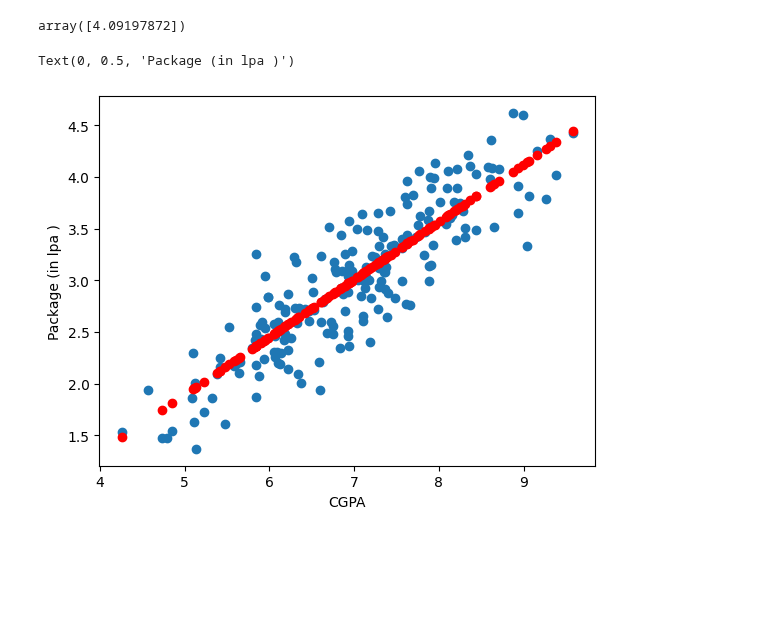
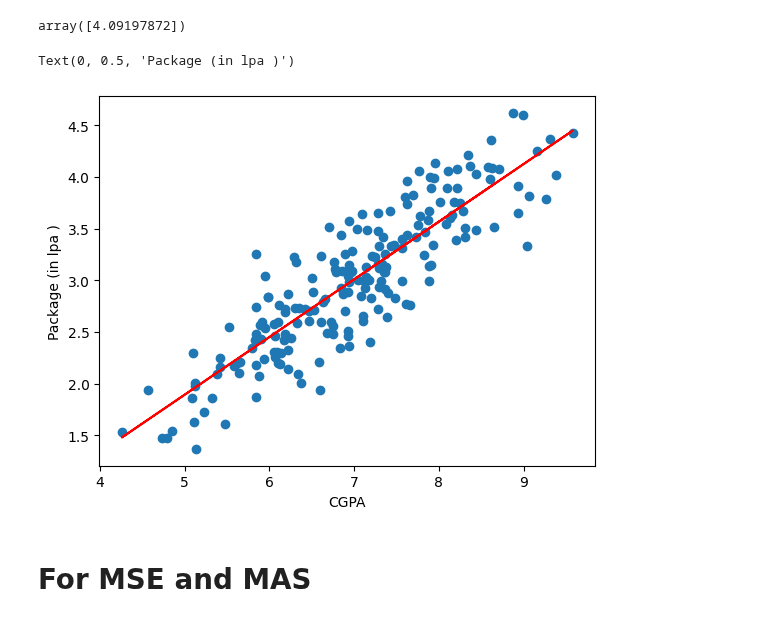
Before and after one commit to Priya-Rathor/Machine-learning, a Jupyter notebook: UnitTwo/LR-Algo/first1.ipynb, the cells around one changed output. Saved outputs shown, nothing was run; the diff lists cells and outputs as text; code cells hidden in the pictures; blank space fills up the shorter version.

```diff
--- a/UnitTwo/LR-Algo/first1.ipynb
+++ b/UnitTwo/LR-Algo/first1.ipynb
@@ -111,13 +111,15 @@ lr.predict(X_test.iloc[10].values.reshape(1,1))  # we need to reshape it because
 array([4.09197872])
 # %%
 plt.scatter(df['cgpa'],df['package'])
-plt.scatter(X_train, lr.predict(X_train),color = 'red')
+plt.plot(X_train, lr.predict(X_train),color = 'red')
 plt.xlabel('CGPA')
 plt.ylabel('Package (in lpa )')
 # %% [output]
 Text(0, 0.5, 'Package (in lpa )')
-[figure, old version]
+[figure, new version]
 # %%
 m = lr.coef_
 # %%
 b= lr.intercept_
+# %% [markdown]
+# For MSE and MAS
```
Also changed, not shown: parts of 37 cells of this notebook, 2 other files.
